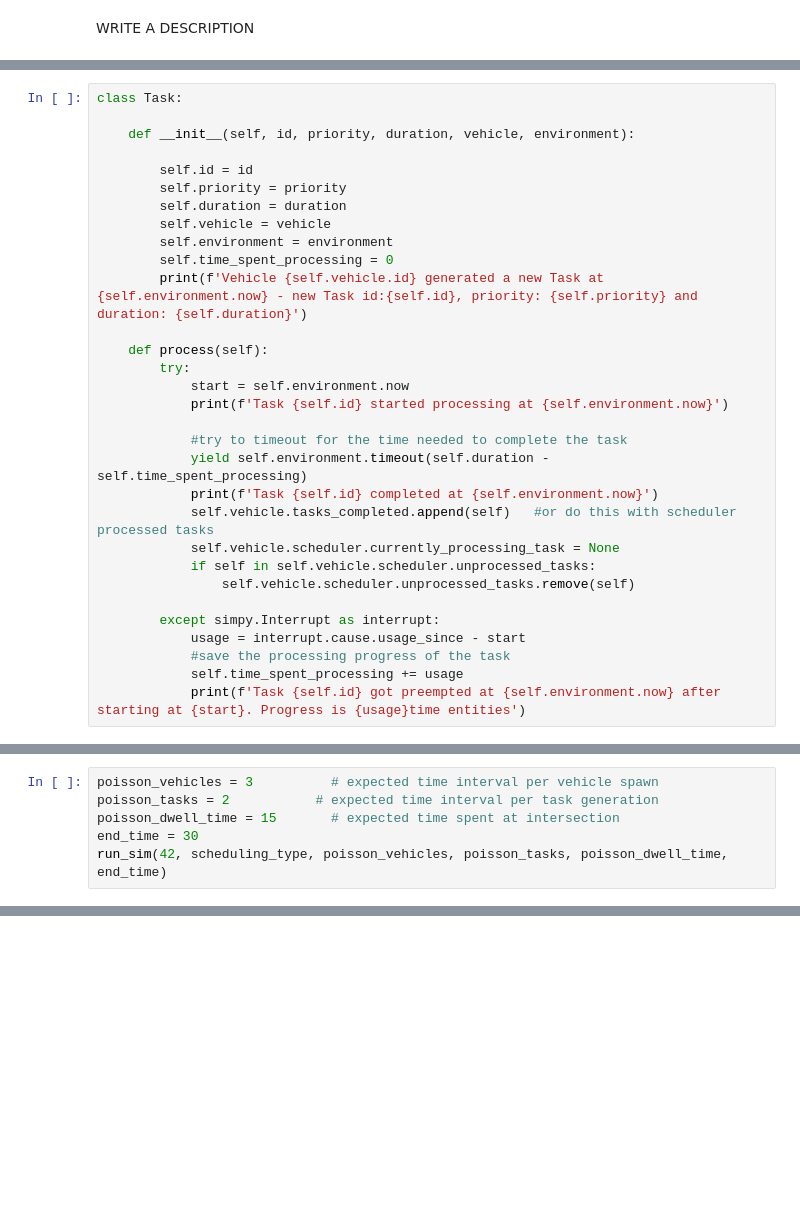
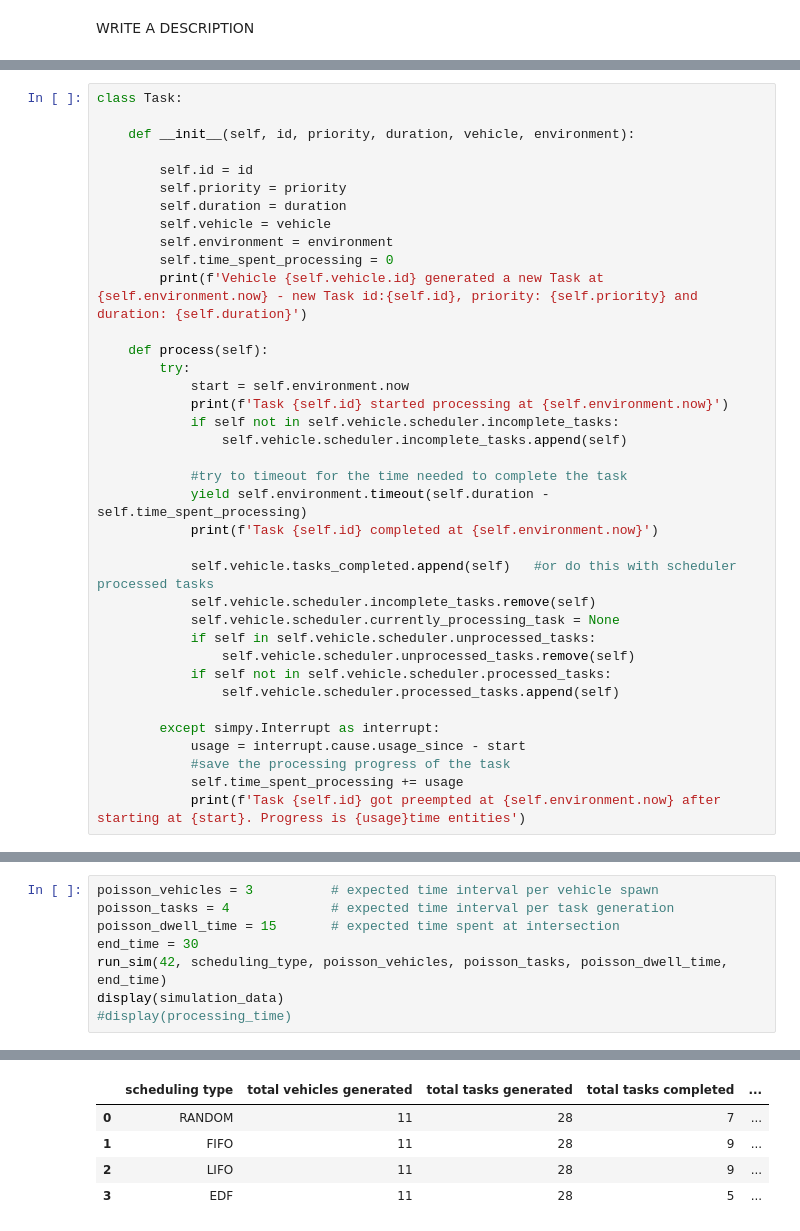
Before and after one commit to ank-ai/virtual_edge, a Jupyter notebook: code/SimPy/(4)newSchedulerSimpy.ipynb, the cells around one changed output, grey strips where cells are left out. Drawn from its saved outputs; the diff is of its cells as text; blank space fills up the shorter version.

```diff
--- a/code/SimPy/(4)newSchedulerSimpy.ipynb
+++ b/code/SimPy/(4)newSchedulerSimpy.ipynb
@@ -127,14 +128,20 @@ class Task:
         try:
             start = self.environment.now
             print(f'Task {self.id} started processing at {self.environment.now}')
+            if self not in self.vehicle.scheduler.incomplete_tasks:
+                self.vehicle.scheduler.incomplete_tasks.append(self)
 
             #try to timeout for the time needed to complete the task
             yield self.environment.timeout(self.duration - self.time_spent_processing)
             print(f'Task {self.id} completed at {self.environment.now}')
+
             self.vehicle.tasks_completed.append(self)   #or do this with scheduler processed tasks
+            self.vehicle.scheduler.incomplete_tasks.remove(self)
             self.vehicle.scheduler.currently_processing_task = None
             if self in self.vehicle.scheduler.unprocessed_tasks:
                 self.vehicle.scheduler.unprocessed_tasks.remove(self)
+            if self not in self.vehicle.scheduler.processed_tasks:
+                self.vehicle.scheduler.processed_tasks.append(self)
 
         except simpy.Interrupt as interrupt:
             usage = interrupt.cause.usage_since - start
@@ -373,10 +361,12 @@ def run_sim(sim_seed, scheduling_type, poisson_vehicles, poisson_tasks, poisson_
    simulation_data = sim_data
 # %%
 poisson_vehicles = 3          # expected time interval per vehicle spawn
-poisson_tasks = 2           # expected time interval per task generation
+poisson_tasks = 4             # expected time interval per task generation
 poisson_dwell_time = 15       # expected time spent at intersection
 end_time = 30
 run_sim(42, scheduling_type, poisson_vehicles, poisson_tasks, poisson_dwell_time, end_time)
+display(simulation_data)
+#display(processing_time)
 # %% [output]
 SCHEDULER: RANDOM
 Vehicle 0 spawned in environment at time 4
@@ -398,3 +388,8 @@ total tasks generated: 62
+|  | scheduling type | total vehicles generated | total tasks generated | total tasks completed | ... |
+| 0 | RANDOM | 11 | 28 | 7 | ... |
+| 1 | FIFO | 11 | 28 | 9 | ... |
+| 2 | LIFO | 11 | 28 | 9 | ... |
+| 3 | EDF | 11 | 28 | 5 | ... |
 # %%
 # Create subplots
 fig, axes = plt.subplots(2, 2, figsize=(18, 12))
```
Also changed, not shown: parts of 7 cells of this notebook, 3 other files.
